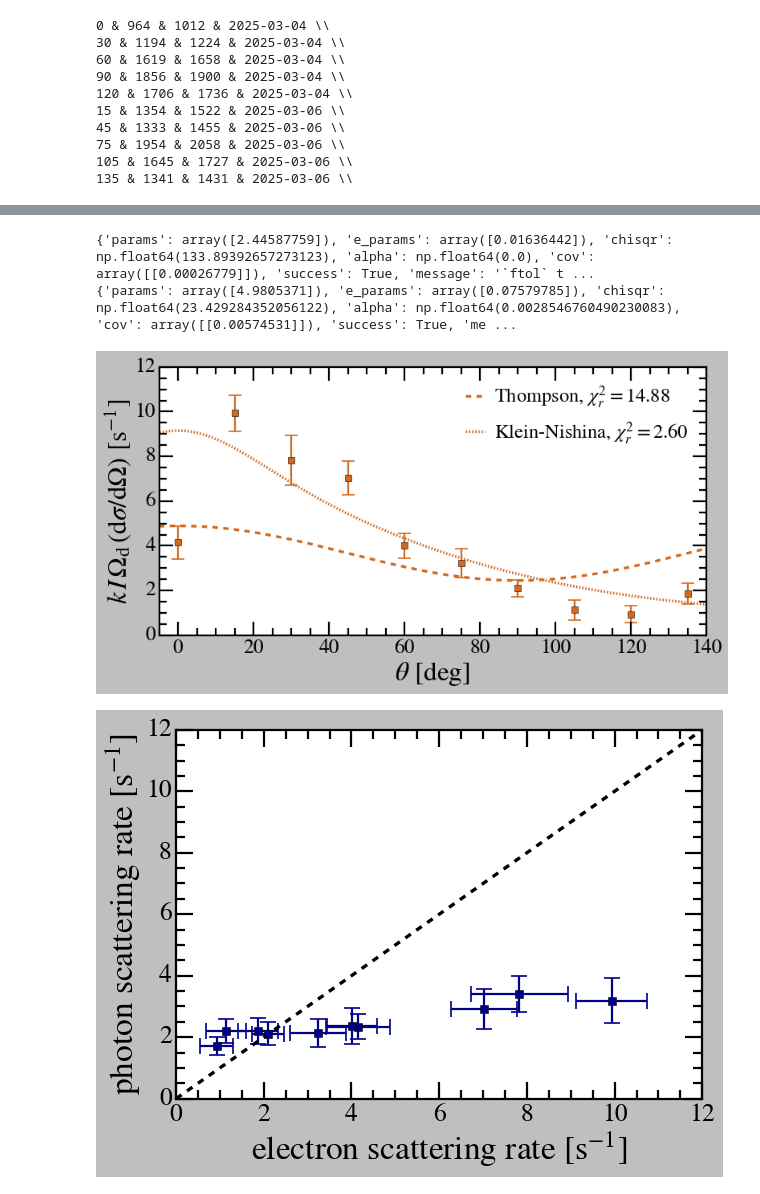
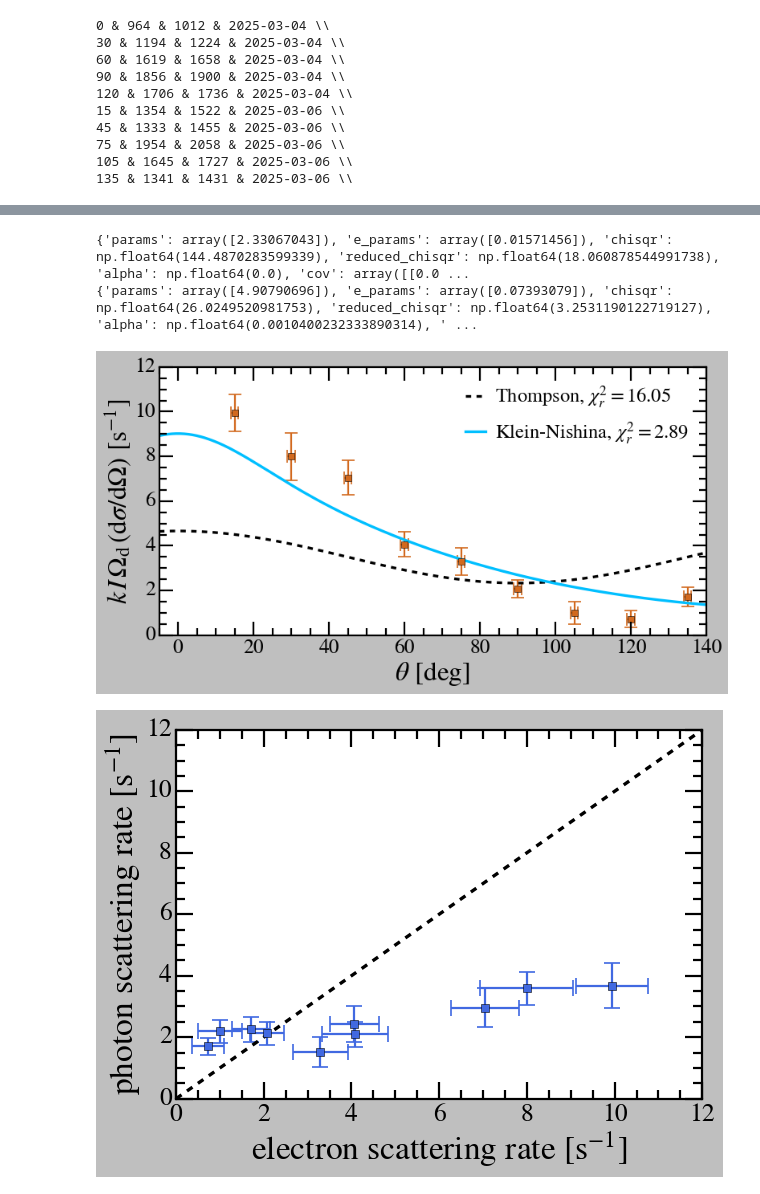
Before and after one commit to vinh-qtran/mit-jlab-sp25, a Jupyter notebook: compton/scattering_rate.ipynb, the cells around one changed output, grey strips where cells are left out. Cells and saved outputs as stored; diff of their text form; code cells hidden in the pictures.

```diff
--- a/compton/scattering_rate.ipynb
+++ b/compton/scattering_rate.ipynb
@@ -382,47 +381,47 @@ fig, ax = plt.subplots(figsize=(10, 5.5))
 # ax.errorbar(angles, photon_scattering_rates, yerr=photon_scattering_rates_err,
 #             fmt=' s', markersize=7.5, elinewidth=2, capsize=7.5, capthick=1.5,
 #             color='maroon')
-ax.errorbar(angles, electron_scattering_rates, yerr=electron_scattering_rates_err,
+ax.errorbar(angles[1:], electron_scattering_rates[1:], yerr=electron_scattering_rates_err[1:],xerr = 1,
             fmt=' s', markersize=7.5, elinewidth=2, capsize=7.5, capthick=1.5,
             color='chocolate')
 
 # photon_thompson_fitter = ThompsonScatteringFitter(angles[1:-2],photon_scattering_rates[1:-2],photon_scattering_rates_err[1:-2])
 # photon_fitting_result = photon_thompson_fitter.fit()
 # print(photon_fitting_result)
 # dense_photon_angles, dense_photon_scattering_rates = photon_thompson_fitter.model_interpolation(params=photon_fitting_result['params'],extend=1)
 # ax.plot(dense_photon_angles, dense_photon_scattering_rates, color='maroon', linestyle='--')
 
 electron_thompson_fitter = ThompsonScatteringFitter(angles[1:],electron_scattering_rates[1:],electron_scattering_rates_err[1:])
 electron_fitting_result = electron_thompson_fitter.fit()
 print(electron_fitting_result)
 chisquare_red_thomson = electron_fitting_result['chisqr'] / electron_scattering_rates[1:].size
 dense_electron_angles, dense_electron_scattering_rates = electron_thompson_fitter.model_interpolation(params=electron_fitting_result['params'],extend=1)
-ax.plot(dense_electron_angles, dense_electron_scattering_rates, color='chocolate', linestyle='--',label = rf'Thompson, $\chi^2_r = {chisquare_red_thomson:.2f}$')
+ax.plot(dense_electron_angles, dense_electron_scattering_rates, color='black', linestyle='--',label = rf'Thompson, $\chi^2_r = {chisquare_red_thomson:.2f}$')
 
 electron_klein_nishina_fitter = KleinNishinaScatteringFitter(angles[1:],electron_scattering_rates[1:],electron_scattering_rates_err[1:])
 electron_fitting_kn_result = electron_klein_nishina_fitter.fit()
 print(electron_fitting_kn_result)
 chisquare_red_klein_nishina = electron_fitting_kn_result['chisqr']/ electron_scattering_rates[1:].size
 dense_electron_angles_kn, dense_electron_scattering_rates_kn = electron_klein_nishina_fitter.model_interpolation(params=electron_fitting_kn_result['params'],extend=1)
-ax.plot(dense_electron_angles_kn, dense_electron_scattering_rates_kn, color='chocolate', linestyle=':', dashes=(1.5,2), label = rf'Klein-Nishina, $\chi^2_r= {chisquare_red_klein_nishina:.2f}$')
+ax.plot(dense_electron_angles_kn, dense_electron_scattering_rates_kn, color='deepskyblue',linestyle='-', label = rf'Klein-Nishina, $\chi^2_r= {chisquare_red_klein_nishina:.2f}$')
 ax.set_xlim(-5, 140)
 # ax.set_ylim(0, 0.05)
 
 ax.set_xlabel(r'$\theta$ [deg]')
 ax.set_ylabel(r'$k \, I \, \Omega_{\rm{d}} \, \left({\rm{d}} \sigma / {\rm{d}} \Omega\right)$ [s$^{-1}$]')
 plt.legend(loc='upper right', frameon=False, fontsize=22, ncol=1, handletextpad=0.5, handlelength=1.0, columnspacing=0.5)
 
 plt.tight_layout()
 plt.savefig('report/Figures/scattering_rate.png')
 
 plt.show()
 # %% [output]
-{'params': array([2.44587759]), 'e_params': array([0.01636442]), 'chisqr': np.float64(133.89392657273123), 'alpha': np.float64(0.0), 'cov': array([[0.00026779]]), 'success': True, 'message': '`ftol` t ...
-{'params': array([4.9805371]), 'e_params': array([0.07579785]), 'chisqr': np.float64(23.429284352056122), 'alpha': np.float64(0.0028546760490230083), 'cov': array([[0.00574531]]), 'success': True, 'me ...
+{'params': array([2.33067043]), 'e_params': array([0.01571456]), 'chisqr': np.float64(144.4870283599339), 'reduced_chisqr': np.float64(18.060878544991738), 'alpha': np.float64(0.0), 'cov': array([[0.0 ...
+{'params': array([4.90790696]), 'e_params': array([0.07393079]), 'chisqr': np.float64(26.0249520981753), 'reduced_chisqr': np.float64(3.2531190122719127), 'alpha': np.float64(0.0010400232333890314), ' ...
-[figure, old version]
+[figure, new version]
 # %%
 plt.errorbar(electron_scattering_rates, photon_scattering_rates, xerr=electron_scattering_rates_err, yerr=photon_scattering_rates_err,
-             fmt=' s', markersize=7.5, elinewidth=2, capsize=7.5, capthick=1.5, color='darkblue')
+             fmt=' s', markersize=7.5, elinewidth=2, capsize=7.5, capthick=1.5, color='royalblue')
 plt.plot([0,12],[0,12], color='black', linestyle='--')
 plt.xlabel('electron scattering rate [s$^{-1}$]')
 plt.ylabel('photon scattering rate [s$^{-1}$]')
@@ -430,7 +429,7 @@ plt.tight_layout()
 plt.savefig('report/Figures/scattering_rate_correlation.png')
 plt.show()
 # %% [output]
-[figure, old version]
+[figure, new version]
 # %%
 import numpy as np
 
```
Also changed, not shown: parts of 4 cells of this notebook, 11 other files.
